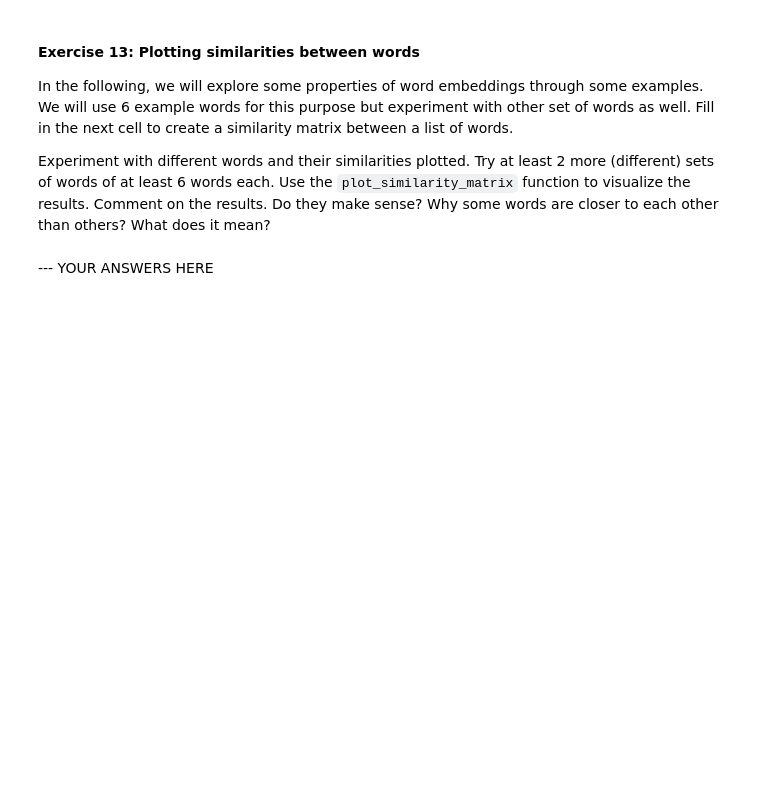
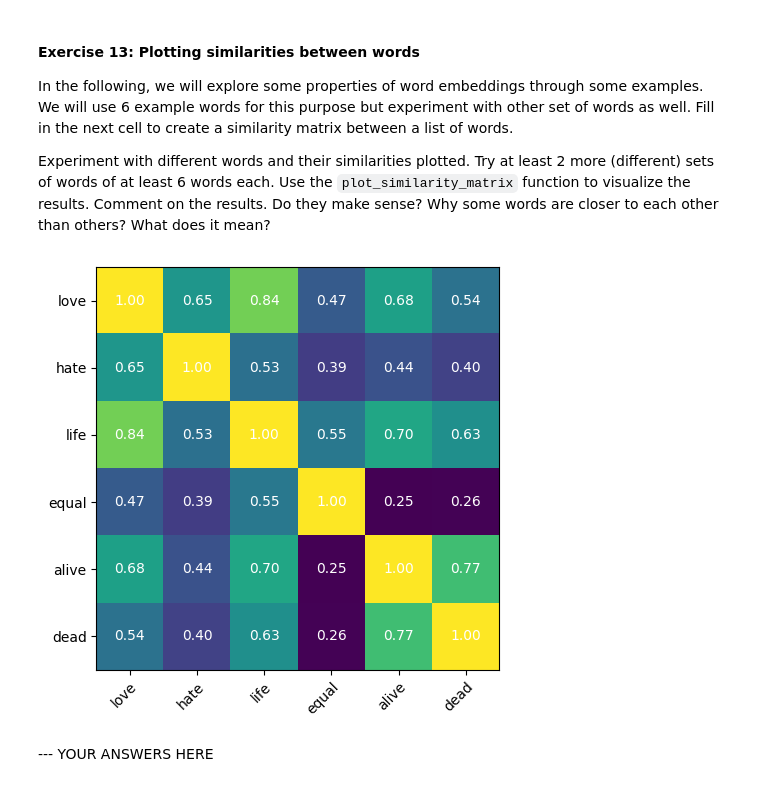
Before and after one commit to OmericoN/NLP_Labs1_Group18, a Jupyter notebook: Lab2/lab2_Raul.ipynb, the cells around one changed output. Drawn from its saved outputs; the diff is of its cells as text; code cells hidden in the pictures; blank space fills up the shorter version.

```diff
--- a/Lab2/lab2_Raul.ipynb
+++ b/Lab2/lab2_Raul.ipynb
@@ -1102,4 +1102,4 @@ You can download the embeddings manually from one of the following links:
 
 The extracted files should contain several models but for now we will be using the 50-dimensional one. This means that each token is represented as a 50-dimensional floating point vector.
 # %%
-glove_embeddings_path = '../glove.6B/glove.6B.50d.txt'
+glove_embeddings_path = 'glove.6B.50d.txt'
@@ -1189,8 +1193,9 @@ class WordEmbeddings:
         """
         embedding = None
         ### YOUR CODE HERE
-
-
+        tid = self.token_to_id.get(token)
+        if tid is not None:
+            embedding = self.embeddings[tid]
 
 
         ### YOUR CODE ENDS HERE
@@ -1209,10 +1214,18 @@ class WordEmbeddings:
         """
         embedding = None
         ### YOUR CODE HERE
+        embedding = np.zeros((len(tokens), self.embeddings.shape[1]))
+        for i, token in enumerate(tokens):
+            t_embedded = self.embed_token(token)
+            if t_embedded is not None:
+                embedding[i] = t_embedded
 
-
-
-
+        if reduction == 'none':
+            return embedding
+        elif reduction == 'sum':
+           embedding = np.sum(embedding, axis=0)
+        elif reduction == 'mean':
+            embedding = np.mean(embedding, axis=0)
 
         ### YOUR CODE ENDS HERE
         return embedding
@@ -1298,18 +1328,28 @@ Comment on the results. Do they make sense? Why some words are closer to each ot
 # %%
 list_of_words = ['love', 'hate', 'life', 'equal', 'alive', 'dead']
 
 similarity_matrix = np.zeros((len(list_of_words), len(list_of_words)), dtype=float)
 
 ### YOUR CODE HERE
+embeddings_list = []
+for word in list_of_words:
+    embedding = glove50_model.embed_token(word)
+    embeddings_list.append(embedding)
 
+embeddings_array = np.array(embeddings_list)
 
+similarity_matrix = embeddings_array @ embeddings_array.T
 
+norms = np.linalg.norm(embeddings_array, axis=1, keepdims=True)  # (6, 1)
+similarity_matrix = similarity_matrix / (norms @ norms.T)
 
 
 ### YOUR CODE ENDS HERE
 
 
 plot_similarity_matrix(similarity_matrix, list_of_words)
+# %% [output]
+[figure, added]
 # %%
 #### YOUR CODE HERE
 
```
Also changed, not shown: parts of 4 cells of this notebook.
